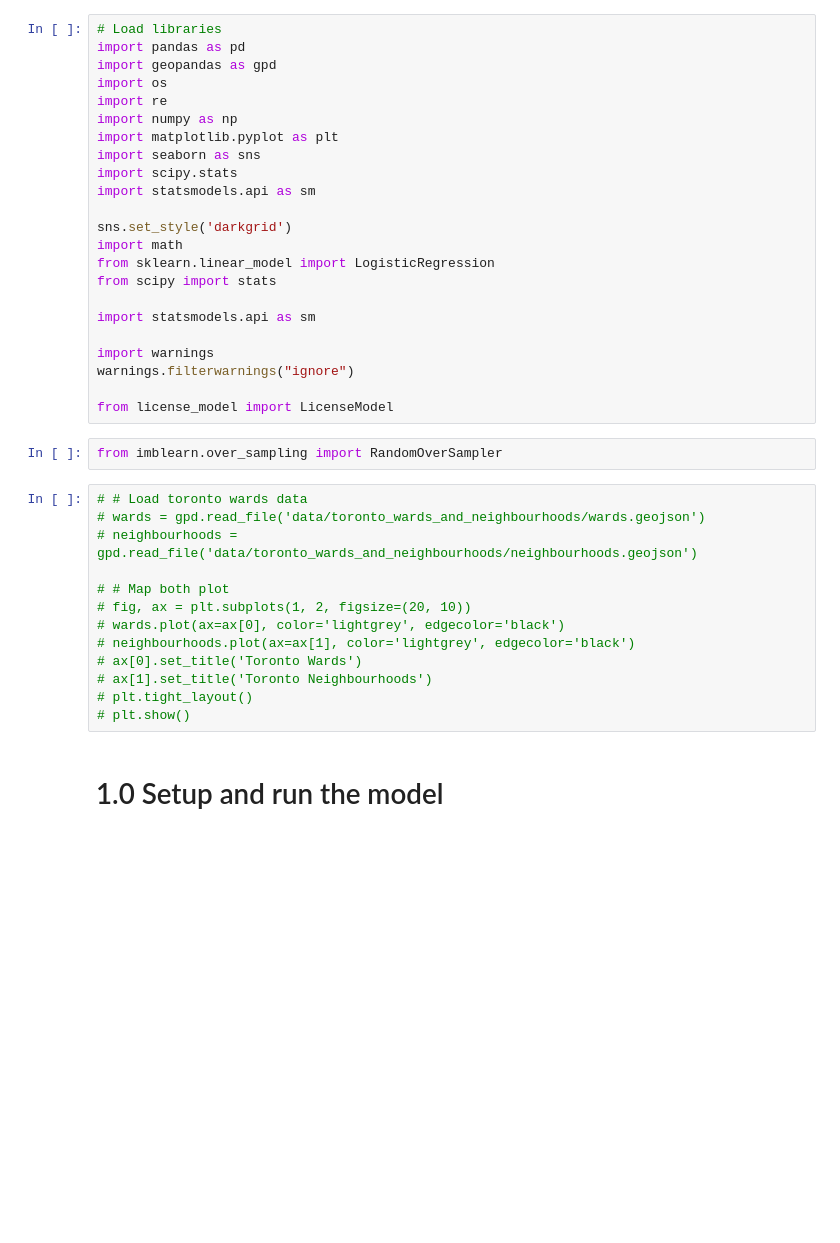
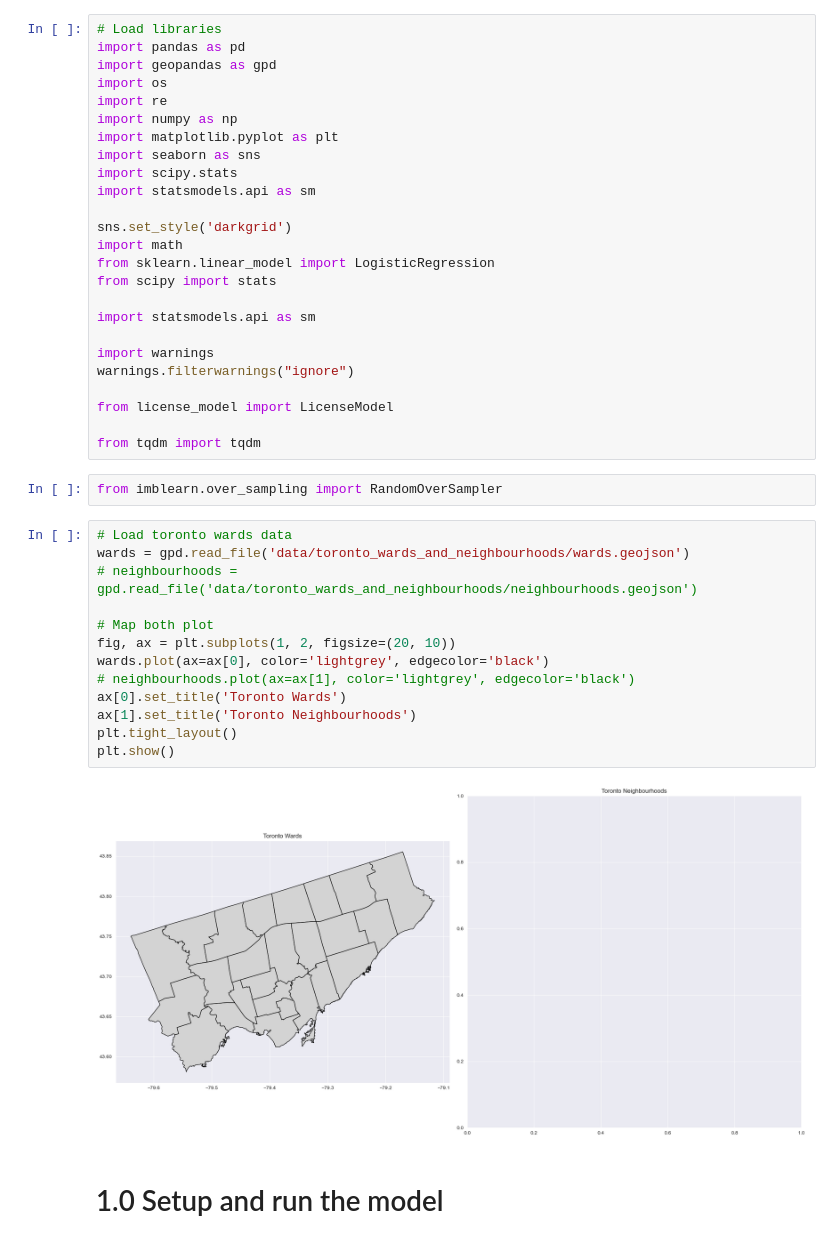
Before and after one commit to JuanesLamilla/yvr-airbnb-license-model, a Jupyter notebook: toronto_analysis.ipynb, the cells around one changed output. Saved outputs shown, nothing was run; the diff lists cells and outputs as text; blank space fills up the shorter version.

```diff
--- a/toronto_analysis.ipynb
+++ b/toronto_analysis.ipynb
@@ -21,21 +21,25 @@ import warnings
 warnings.filterwarnings("ignore")
 
 from license_model import LicenseModel
+
+from tqdm import tqdm
 # %%
 from imblearn.over_sampling import RandomOverSampler
 # %%
-# # Load toronto wards data
-# wards = gpd.read_file('data/toronto_wards_and_neighbourhoods/wards.geojson')
+# Load toronto wards data
+wards = gpd.read_file('data/toronto_wards_and_neighbourhoods/wards.geojson')
 # neighbourhoods = gpd.read_file('data/toronto_wards_and_neighbourhoods/neighbourhoods.geojson')
 
-# # Map both plot
-# fig, ax = plt.subplots(1, 2, figsize=(20, 10))
-# wards.plot(ax=ax[0], color='lightgrey', edgecolor='black')
+# Map both plot
+fig, ax = plt.subplots(1, 2, figsize=(20, 10))
+wards.plot(ax=ax[0], color='lightgrey', edgecolor='black')
 # neighbourhoods.plot(ax=ax[1], color='lightgrey', edgecolor='black')
-# ax[0].set_title('Toronto Wards')
-# ax[1].set_title('Toronto Neighbourhoods')
-# plt.tight_layout()
-# plt.show()
+ax[0].set_title('Toronto Wards')
+ax[1].set_title('Toronto Neighbourhoods')
+plt.tight_layout()
+plt.show()
+# %% [output]
+[figure, added]
 # %% [markdown]
 # 1.0 Setup and run the model
 # %% [markdown]
```
Also changed, not shown: parts of 26 cells of this notebook, 2 other files.
